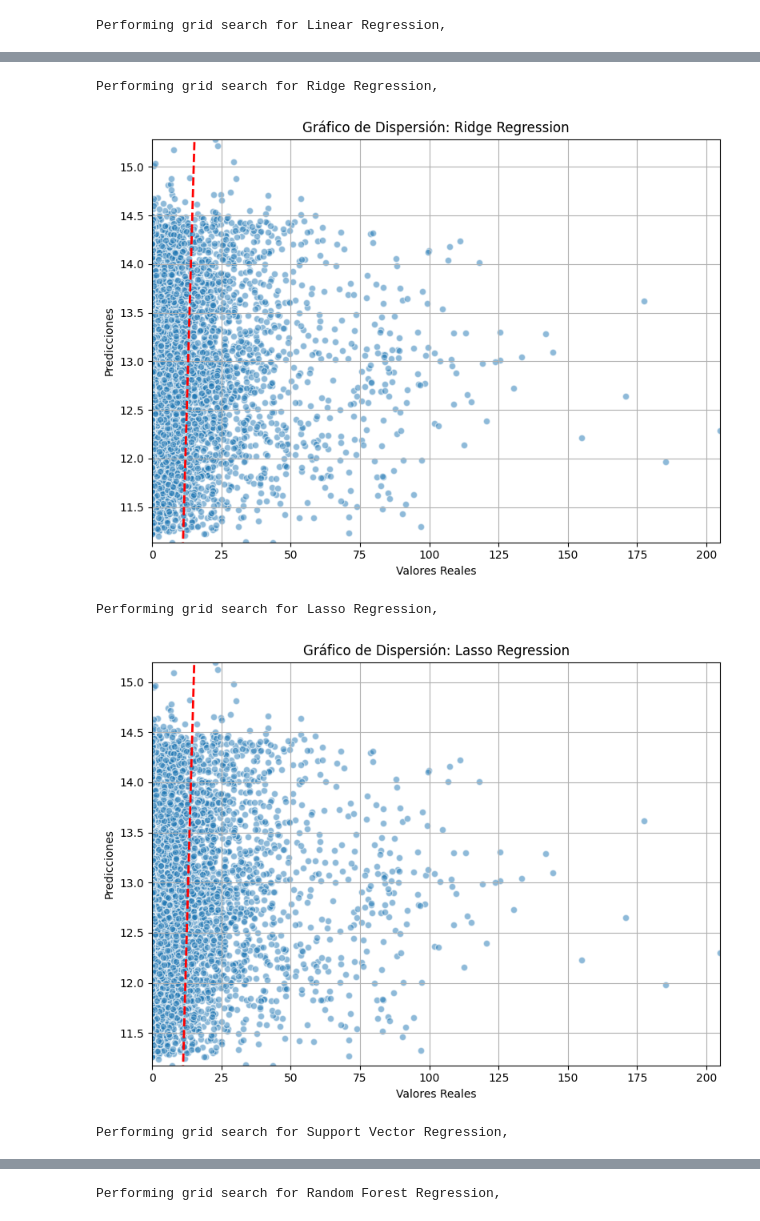
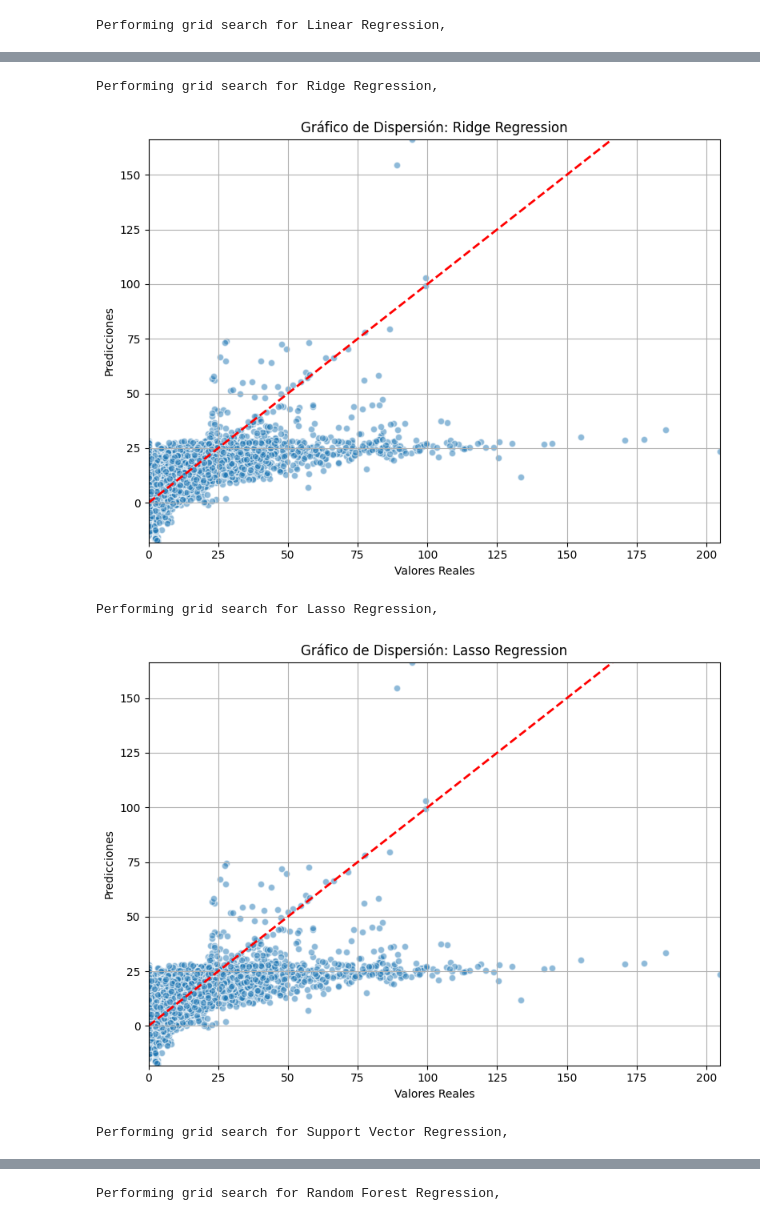
Before and after one commit to zapata-git/Tasas-de-suicidio-de-1985-a-2016, a Jupyter notebook: 1 Modelos de regresión.ipynb, the cells around one changed output, grey strips where cells are left out. Cells and saved outputs as stored; diff of their text form; code cells hidden in the pictures.

```diff
--- a/1 Modelos de regresión.ipynb
+++ b/1 Modelos de regresión.ipynb
@@ -15,6 +15,7 @@ from sklearn.linear_model import LinearRegression, Ridge, Lasso
 from sklearn.svm import SVR
 from sklearn.ensemble import RandomForestRegressor, GradientBoostingRegressor
 from sklearn.neural_network import MLPRegressor
+
 warnings.filterwarnings("ignore")
 pd.set_option("display.max_colwidth", None)
 
@@ -22,11 +23,28 @@ pd.set_option("display.max_colwidth", None)
 data = pd.read_csv("./data/master_procesado.csv", sep=";", encoding="utf-8")
 
 # Definición de las variables de regresión y objetivo
-regression_features = ["year", "population", "gdp_per_capita ($)"]
+regression_features = [
+    "country",
+    "year",
+    "sex",
+    "age",
+    "suicides_no",
+    "population",
+    "country-year",
+    "HDI for year",
+    "gdp_for_year ($)",
+    "gdp_per_capita ($)",
+    "generation",
+]
 regression_target = "suicides/100k pop"
 data["suicides/100k pop"] = (
     data["suicides/100k pop"].str.replace(",", ".").astype(float)
 )
+
+# Cambiar todos los valores no categóricos como países a categóricos [0, 1, ...]
+for feature in regression_features:
+    if data[feature].dtype == "object":
+        data[feature] = data[feature].astype("category").cat.codes
 
 # Partición del dataset en train y test
 X_reg = data[regression_features]
@@ -140,5 +158,5 @@ Performing grid search for Linear Regression,
 Performing grid search for Ridge Regression,
-[figure, old version]
+[figure, new version]
 Performing grid search for Lasso Regression,
-[figure, old version]
+[figure, new version]
 Performing grid search for Support Vector Regression,
```
Also changed, not shown: parts of 3 cells of this notebook.
